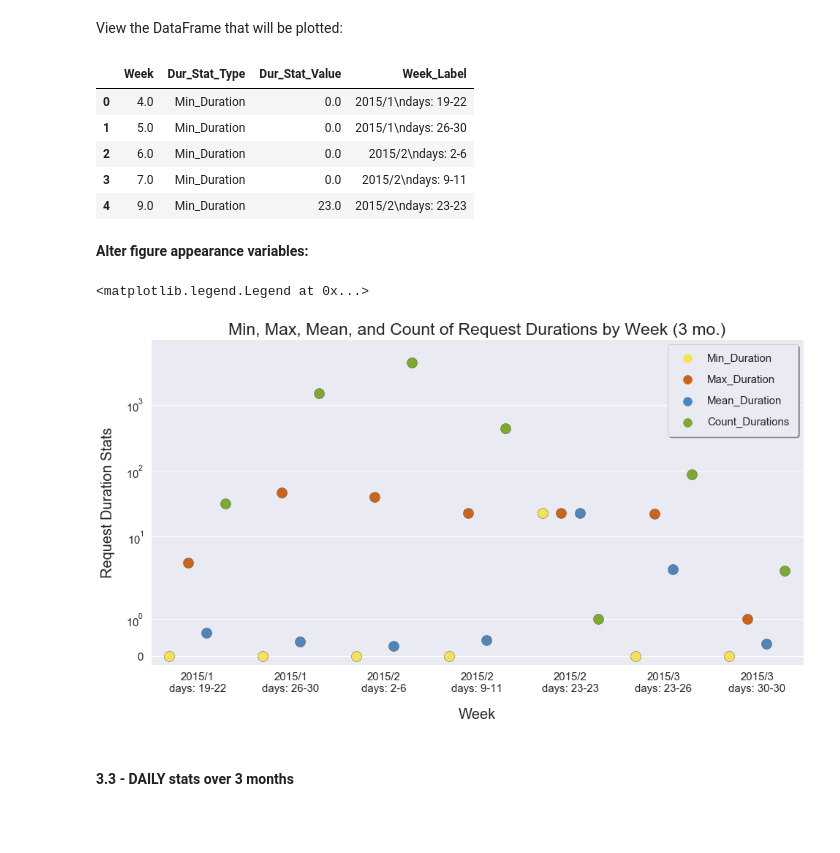
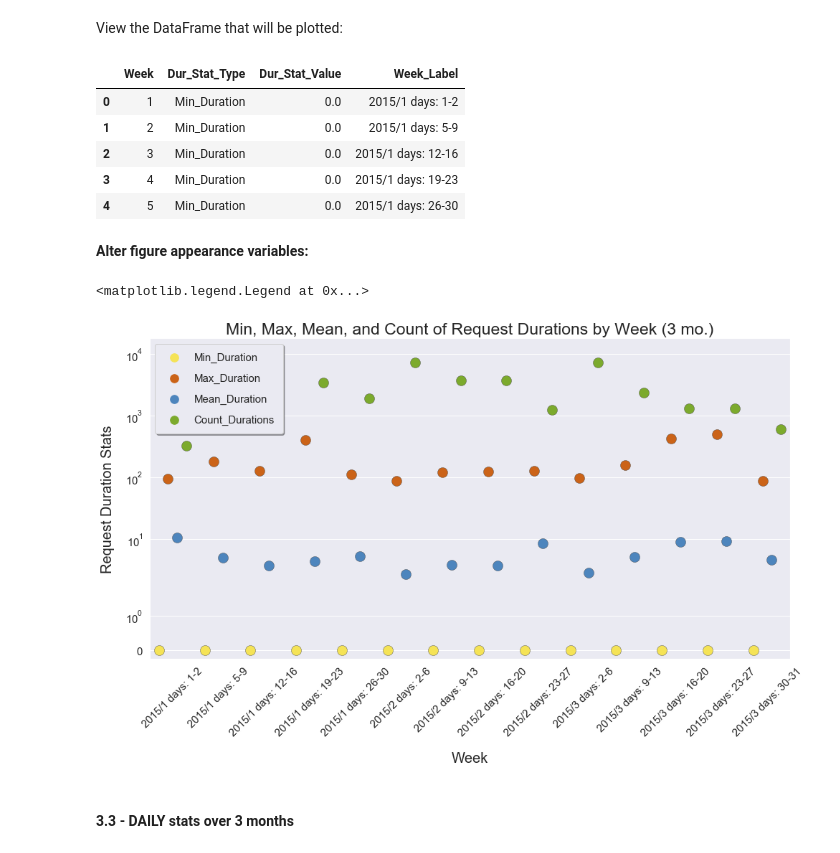
Before and after one commit to leilanihagen/interject-datacell-request-time-data-exploration, a Jupyter notebook: datacell_request_time_v2.ipynb, the cells around one changed output. Saved outputs shown, nothing was run; the diff lists cells and outputs as text; code cells hidden in the pictures; blank space fills up the shorter version.

```diff
--- a/datacell_request_time_v2.ipynb
+++ b/datacell_request_time_v2.ipynb
@@ -313,7 +317,7 @@ def set_year_name_axes_titles(axes_arr, dataframe, loc_str):
 # %% [markdown]
 ## Data filtration functions:
 # %%
-def drop_weekends(dataframe: pd.DataFrame) -> pd.DataFrame:
+def get_df_no_weekends(dataframe: pd.DataFrame) -> pd.DataFrame:
     '''
     Takes a dataframe (must contain a 'Weekday' column containing strings with weekday names) and returns a copy
     of that dataframe without any records observed on a weekend.
@@ -635,8 +653,8 @@ def prep_base_data_sect_3(base_data_w_dates: pd.DataFrame, start_month: int, end
 # %%
-def prep_weekly_agg_data_sect_3(base_data_3_mo: pd.DataFrame) -> pd.DataFrame:
+def prep_weekly_data_3_1(base_df_3: pd.DataFrame) -> pd.DataFrame:
 
     # Aggregate Duration for min, max and count over each week (using named aggregation, which drops all non-aggregated, non-index cols):
-    week_aggs = all_requests_3_mo.groupby('Week', as_index=True).agg(
+    week_aggs = base_df_3.groupby('Week', as_index=True).agg(
     Min_Duration=pd.NamedAgg(column='Duration', aggfunc='min'),
     Max_Duration=pd.NamedAgg(column='Duration', aggfunc='max'),
 #     Mean_Duration=pd.NamedAgg(column='Duration', aggfunc=np.mean),
@@ -647,20 +665,20 @@ def prep_weekly_agg_data_sect_3(base_data_3_mo: pd.DataFrame) -> pd.DataFrame:
     )
 
     # Do the last aggregation that was left our above with a simple groupby() and save in a second dataframe:
-    week_agg_mean = all_requests_3_mo.groupby('Week', as_index=True).mean()
+    week_agg_mean = base_df_3.groupby('Week', as_index=True).mean()
     week_agg_mean = week_agg_mean.rename(columns={'Duration':'Mean_Duration'})
     week_agg_mean.drop(axis=1, columns=['Day'], inplace=True)
     week_agg_mean.dropna(inplace=True) # use this form elsewhere!
 
     # Now there are 2 DFs that need to merge:
-    dur_stats_3_mon_by_wk = pd.merge(week_aggs, week_agg_mean, on='Week')
+    df_3_1 = pd.merge(week_aggs, week_agg_mean, on='Week')
     # Add a "Week_Label" column that can be used as a label for the plot, describing the month and the day-range of the given week:
-    dur_stats_3_mon_by_wk['Week_Label'] = dur_stats_3_mon_by_wk['Year'].astype(int).astype(str) + '/' + dur_stats_3_mon_by_wk['Month'].astype(int).astype(str) + '\ndays: ' + dur_stats_3_mon_by_wk['First_Day'].astype(int).astype(str) + '-' + dur_stats_3_mon_by_wk['Last_Day'].astype(int).astype(str)
+    df_3_1['Week_Label'] = df_3_1['Year'].astype(int).astype(str) + '/' + df_3_1['Month'].astype(int).astype(str) + ' days: ' + df_3_1['First_Day'].astype(int).astype(str) + '-' + df_3_1['Last_Day'].astype(int).astype(str)
     # Drop columns that we only needed temporarily, to create the Week_Label above:
-    dur_stats_3_mon_by_wk.drop(axis=1, columns=['First_Day', 'Last_Day', 'Year', 'Month'], inplace=True)
+    df_3_1.drop(axis=1, columns=['First_Day', 'Last_Day', 'Year', 'Month'], inplace=True)
 
     # Lastly, reset the indexes for both final DFs back to the default integer index, so that the 'Week' column can be used by plotting functions without complaints:
-    dur_stats_3_mon_by_wk.reset_index(inplace=True)
+    df_3_1.reset_index(inplace=True)
 #     longform_dur_stats_3_mon_by_wk.reset_index(inplace=True)
 
-    return dur_stats_3_mon_by_wk
+    return df_3_1
@@ -897,35 +912,37 @@ ax.legend((ax.lines[0], ax.lines[1], ax.lines[2], ax.lines[3]), ('Mean', 'Max',
 # %% [markdown]
 Data prep:
 # %%
-def prep_longform_weekly_agg_data_3_2(base_data_3_mo: pd.DataFrame) -> pd.DataFrame:
-    base_data_agged_wk = prep_weekly_agg_data_sect_3(base_data_3_mo)
+def prep_longform_weekly_data_3_2(base_data_3_mo: pd.DataFrame) -> pd.DataFrame:
+    base_data_agged_wk = prep_weekly_data_3_1(base_data_3_mo)
 
     # Create a long-form/unpivoted version of dur_stats_3_mon_by_wk that can be used with Seaborn's swarmplot:
-    lf_dur_stats_3_mo_wk = pd.melt(base_data_agged_wk.reset_index(), id_vars='Week', value_vars=['Min_Duration', 'Max_Duration', 'Mean_Duration', 'Count_Durations'], var_name='Dur_Stat_Type', value_name='Dur_Stat_Value')
-    lf_dur_stats_3_mo_wk = pd.merge(lf_dur_stats_3_mo_wk, base_data_agged_wk[['Week_Label', 'Week']], how='left', on='Week')
+    df_3_2 = pd.melt(base_data_agged_wk.reset_index(), id_vars='Week', value_vars=['Min_Duration', 'Max_Duration', 'Mean_Duration', 'Count_Durations'], var_name='Dur_Stat_Type', value_name='Dur_Stat_Value')
+    df_3_2 = pd.merge(df_3_2, base_data_agged_wk[['Week_Label', 'Week']], how='left', on='Week')
     # longform_dur_stats_3_mon_by_wk.drop(axis=1, columns=['Min_Duration', 'Max_Duration', 'Mean_Duration', 'Count_Durations', 'Year', 'Month', 'Day'], inplace=True)
 
-    return lf_dur_stats_3_mo_wk
+        # Convert date columns to integers so that a) they take up less space and b) so that they work with "place_month_names_on_axes()"
+    df_3_2[['Week']] = df_3_2[['Week']].astype('int16')
+
+    return df_3_2
 # %% [markdown]
 **Load/reload data:**
 # %%
 # RUN THIS CELL TO RESET DATA:
-all_requests_3_mo = prep_base_data_sect_3(
-    base_data_w_dates=all_requests_dates,
+requests_3_mo = prep_base_data_sect_3(
     start_month=1,
     end_month=3,
     year=2015,
     exclude_weekends=True)
 
-lf_dur_stats_3_mo_wk = prep_longform_weekly_agg_data_3_2(all_requests_3_mo)
+lf_request_stats_3_mo_wk = prep_longform_weekly_data_3_2(requests_3_mo)
 # %% [markdown]
 View the DataFrame that will be plotted:
 # %%
-lf_dur_stats_3_mo_wk.head()
+lf_request_stats_3_mo_wk.head()
 # %% [output]
 |  | Week | Dur_Stat_Type | Dur_Stat_Value | Week_Label |
-| 0 | 4.0 | Min_Duration | 0.0 | 2015/1\ndays: 19-22 |
-| 1 | 5.0 | Min_Duration | 0.0 | 2015/1\ndays: 26-30 |
-| 2 | 6.0 | Min_Duration | 0.0 | 2015/2\ndays: 2-6 |
-| 3 | 7.0 | Min_Duration | 0.0 | 2015/2\ndays: 9-11 |
-| 4 | 9.0 | Min_Duration | 23.0 | 2015/2\ndays: 23-23 |
+| 0 | 1 | Min_Duration | 0.0 | 2015/1 days: 1-2 |
+| 1 | 2 | Min_Duration | 0.0 | 2015/1 days: 5-9 |
+| 2 | 3 | Min_Duration | 0.0 | 2015/1 days: 12-16 |
+| 3 | 4 | Min_Duration | 0.0 | 2015/1 days: 19-23 |
+| 4 | 5 | Min_Duration | 0.0 | 2015/1 days: 26-30 |
@@ -943,31 +958,31 @@ count_line_color_3_2 = '#7caa2d'
 # %%
 sns.set_style('darkgrid')
 
 fig, ax = plt.subplots(figsize=(16,8))
 
 # Good color schemes: https://www.schemecolor.com/bond-unknown.php, https://www.canva.com/learn/100-color-combinations/ number 23
 
 colors = sns.color_palette((min_line_color_3_2, max_line_color_3_2, mean_line_color_3_2, count_line_color_3_2))  # MIN, MAX, MEAN, COUNT
 
-sns.swarmplot(x='Week', y='Dur_Stat_Value', hue='Dur_Stat_Type', data=longform_dur_stats_3_mo_wk, dodge=True, edgecolor='gray', linewidth=.4, palette=colors, s=marker_size_3_2, ax=ax)
+sns.swarmplot(x='Week', y='Dur_Stat_Value', hue='Dur_Stat_Type', data=lf_request_stats_3_mo_wk, dodge=True, edgecolor='gray', linewidth=.4, palette=colors, s=marker_size_3_2, ax=ax)
 # sns.regplot(x='Week', y='Mean_Duration', data=dur_stats_3_mo_wk, color='#4d85bd', scatter_kws={'s': 0}, ax=ax)
 
 plt.subplots_adjust(top=0.9)
 
 ax.set_yscale('symlog')  # Retain zero values
 ax.set_ylim(bottom=-0.25)
 
 ax.set_ylabel('Request Duration Stats', fontsize=20, labelpad=15)
 ax.set_xlabel('Week', fontsize=20, labelpad=19)
 ax.set_title('Min, Max, Mean, and Count of Request Durations by Week (3 mo.)', loc='center', fontsize=23)
 
 ax.tick_params(axis='both', which='major', labelsize=15)
-ax.set_xticklabels(longform_dur_stats_3_mo_wk['Week_Label'])
+ax.set_xticklabels(lf_request_stats_3_mo_wk['Week_Label'], rotation=45)
 
 ax.legend(borderpad=0.8, labelspacing=1, fontsize=15, shadow=True, markerscale=1.5)
 # %% [output]
 <matplotlib.legend.Legend at 0x...>
-[figure, old version]
+[figure, new version]
 # %% [markdown]
 #### 3.3 - DAILY stats over 3 months
 # %% [markdown]
```
Also changed, not shown: parts of 46 cells of this notebook.
